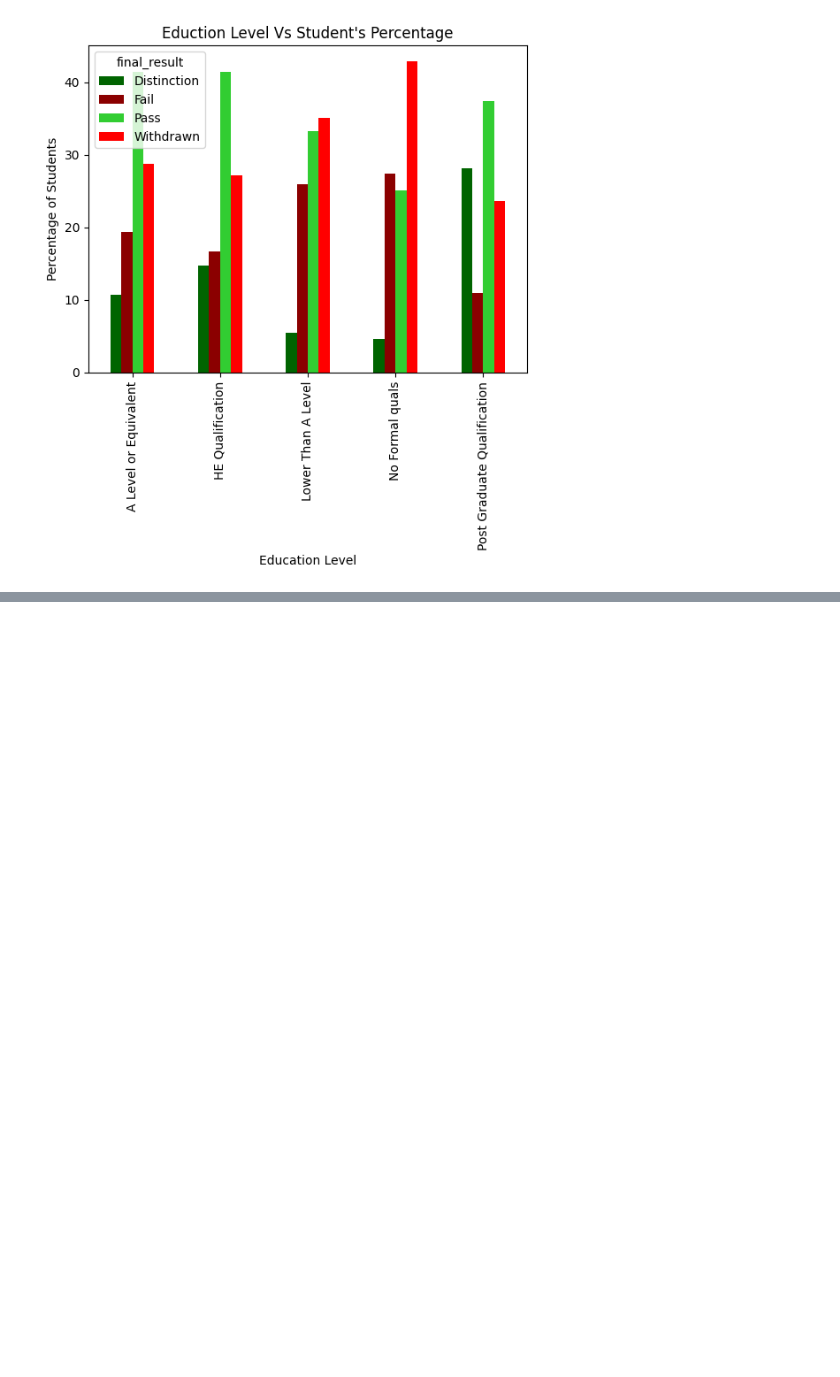
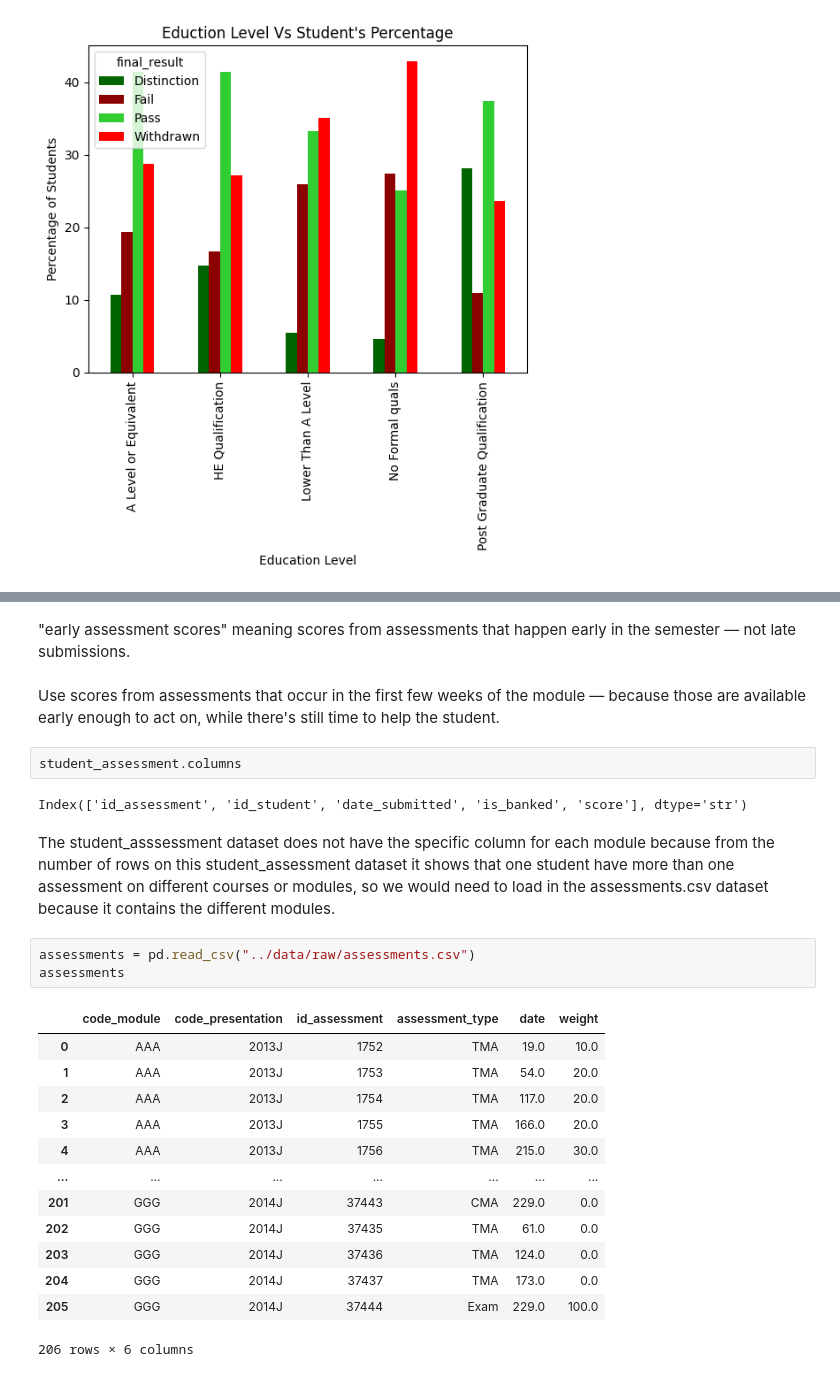
Before and after one commit to BrightTimothy/Student-performance-predictor, a Jupyter notebook: notebooks/EDA.ipynb, the cells around one changed output, grey strips where cells are left out. Drawn from its saved outputs; the diff is of its cells as text; blank space fills up the shorter version.

```diff
--- a/notebooks/EDA.ipynb
+++ b/notebooks/EDA.ipynb
@@ -481,0 +525,27 @@ plt.show()
+# %% [markdown]
+ "early assessment scores" meaning scores from assessments that happen early in the semester — not late submissions.
+# %% [markdown]
+Use scores from assessments that occur in the first few weeks of the module — because those are available early enough to act on, while there's still time to help the student.
+# %%
+student_assessment.columns
+# %% [output]
+Index(['id_assessment', 'id_student', 'date_submitted', 'is_banked', 'score'], dtype='str')
+# %% [markdown]
+The student_asssessment dataset does not have the specific column for each module because from the number of rows on this student_assessment dataset it shows that one student  have more than one assessment on different courses or modules, so we would need to load in the assessments.csv dataset because it contains the different modules.
+# %%
+assessments = pd.read_csv("../data/raw/assessments.csv")
+assessments
+# %% [output]
+|  | code_module | code_presentation | id_assessment | assessment_type | date | weight |
+| 0 | AAA | 2013J | 1752 | TMA | 19.0 | 10.0 |
+| 1 | AAA | 2013J | 1753 | TMA | 54.0 | 20.0 |
+| 2 | AAA | 2013J | 1754 | TMA | 117.0 | 20.0 |
+| 3 | AAA | 2013J | 1755 | TMA | 166.0 | 20.0 |
+| 4 | AAA | 2013J | 1756 | TMA | 215.0 | 30.0 |
+| ... | ... | ... | ... | ... | ... | ... |
+| 201 | GGG | 2014J | 37443 | CMA | 229.0 | 0.0 |
+| 202 | GGG | 2014J | 37435 | TMA | 61.0 | 0.0 |
+| 203 | GGG | 2014J | 37436 | TMA | 124.0 | 0.0 |
+| 204 | GGG | 2014J | 37437 | TMA | 173.0 | 0.0 |
+| 205 | GGG | 2014J | 37444 | Exam | 229.0 | 100.0 |
+206 rows × 6 columns
```
Also changed, not shown: parts of 31 cells of this notebook.
